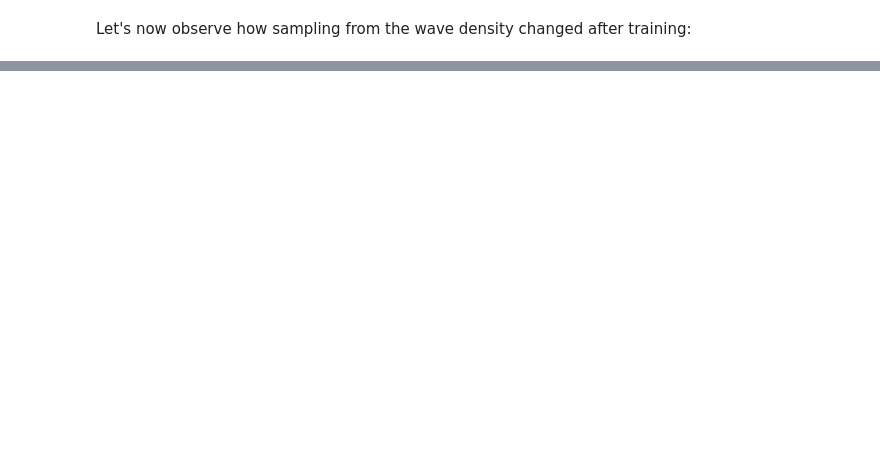
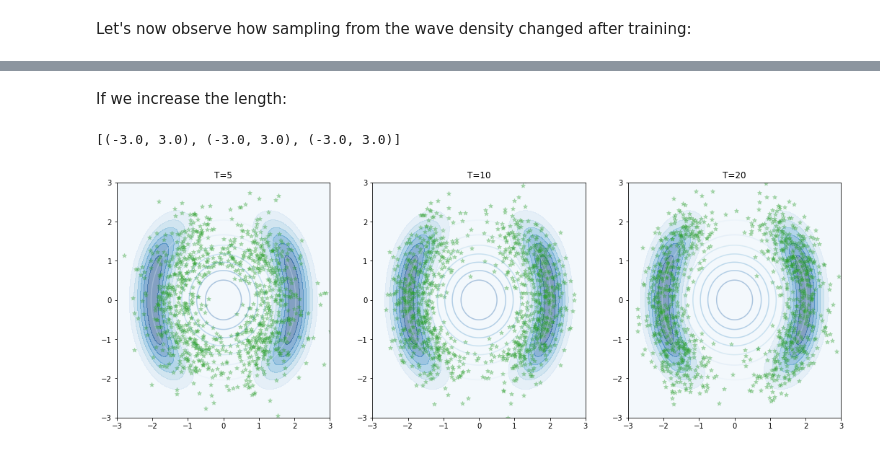
Before and after one commit to ipeis/HMCTuning, a Jupyter notebook: notebooks/usage.ipynb, the cells around one changed output, grey strips where cells are left out. Saved outputs shown, nothing was run; the diff lists cells and outputs as text; code cells hidden in the pictures; blank space fills up the shorter version.

```diff
--- a/notebooks/usage.ipynb
+++ b/notebooks/usage.ipynb
@@ -102,0 +126,30 @@ Text(0.5, 0, 'step')
+# %% [markdown]
+If we increase the length:
+# %%
+
+hmc = HMC(dim=2, logp=logp, T=10, mu0=mu0_pre, var0=var0_pre)
+samples_T10, _ = hmc.sample(chains=1000)
+
+
+hmc = HMC(dim=2, logp=logp, T=20, mu0=mu0_pre, var0=var0_pre)
+samples_T20, _ = hmc.sample(chains=1000)
+
+
+samples_T10 = samples_T10.detach().numpy()
+samples_T20 = samples_T20.detach().numpy()
+
+f, ax = plt.subplots(1, 3, figsize=(18, 6))
+[plot_density('dual_moon', axis) for axis in ax]
+ax[0].scatter(samples_pre[0, :, 0], samples_pre[0, :, 1], marker='*', color='tab:green', alpha=0.3)
+ax[0].set_title('T=5')
+ax[1].scatter(samples_T10[0, :, 0], samples_T10[0, :, 1], marker='*', color='tab:green', alpha=0.3)
+ax[1].set_title('T=10')
+ax[2].scatter(samples_T20[0, :, 0], samples_T20[0, :, 1], marker='*', color='tab:green', alpha=0.3)
+ax[2].set_title('T=20')
+
+[plot_bi_gaussian(mu0_pre, var0_pre, x1grid, x2grid, axis) for axis in ax]
+[axis.set_xlim(xmin, xmax) for axis in ax]
+[axis.set_ylim(ymin, ymax) for axis in ax]
+# %% [output]
+[(-3.0, 3.0), (-3.0, 3.0), (-3.0, 3.0)]
+[figure, added]
```
Also changed, not shown: parts of 13 cells of this notebook, 6 other files.
